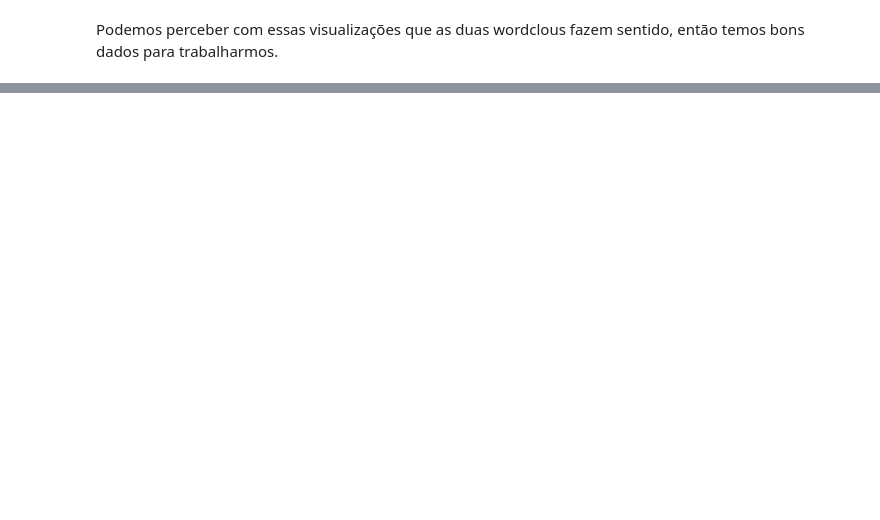
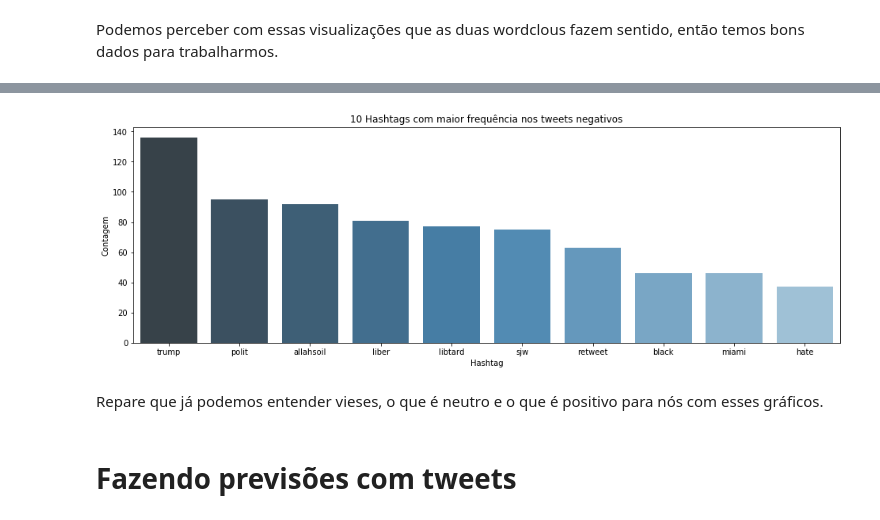
Before and after one commit to cassiasamp/secomp-2019, a Jupyter notebook: notebooks/Análise_Sentimento_tweets.ipynb, the cells around one changed output, grey strips where cells are left out. Saved outputs shown, nothing was run; the diff lists cells and outputs as text; code cells hidden in the pictures; blank space fills up the shorter version.

```diff
--- a/notebooks/Análise_Sentimento_tweets.ipynb
+++ b/notebooks/Análise_Sentimento_tweets.ipynb
@@ -375,0 +445,4 @@ Podemos perceber com essas visualizações que as duas wordclous fazem sentido,
+# %%
+# desencadeando lista
+hts_regulares = sum(hts_regulares,[])
+hts_complicados = sum(hts_complicados,[])
@@ -375,0 +539,12 @@ Podemos perceber com essas visualizações que as duas wordclous fazem sentido,
+# %%
+plt.figure(figsize=(16,5))
+plt.title('10 Hashtags com maior frequência nos tweets negativos')
+ax = sns.barplot(data=top_10_complicados, x="Hashtag", y ="Contagem", palette="Blues_d")
+ax.set(ylabel='Contagem')
+plt.show()
+# %% [output]
+[figure, added]
+# %% [markdown]
+Repare que já podemos entender vieses, o que é neutro e o que é positivo para nós com esses gráficos.
+# %% [markdown]
+# Fazendo previsões com tweets
```
Also changed, not shown: parts of 77 cells of this notebook, 2 other files.
